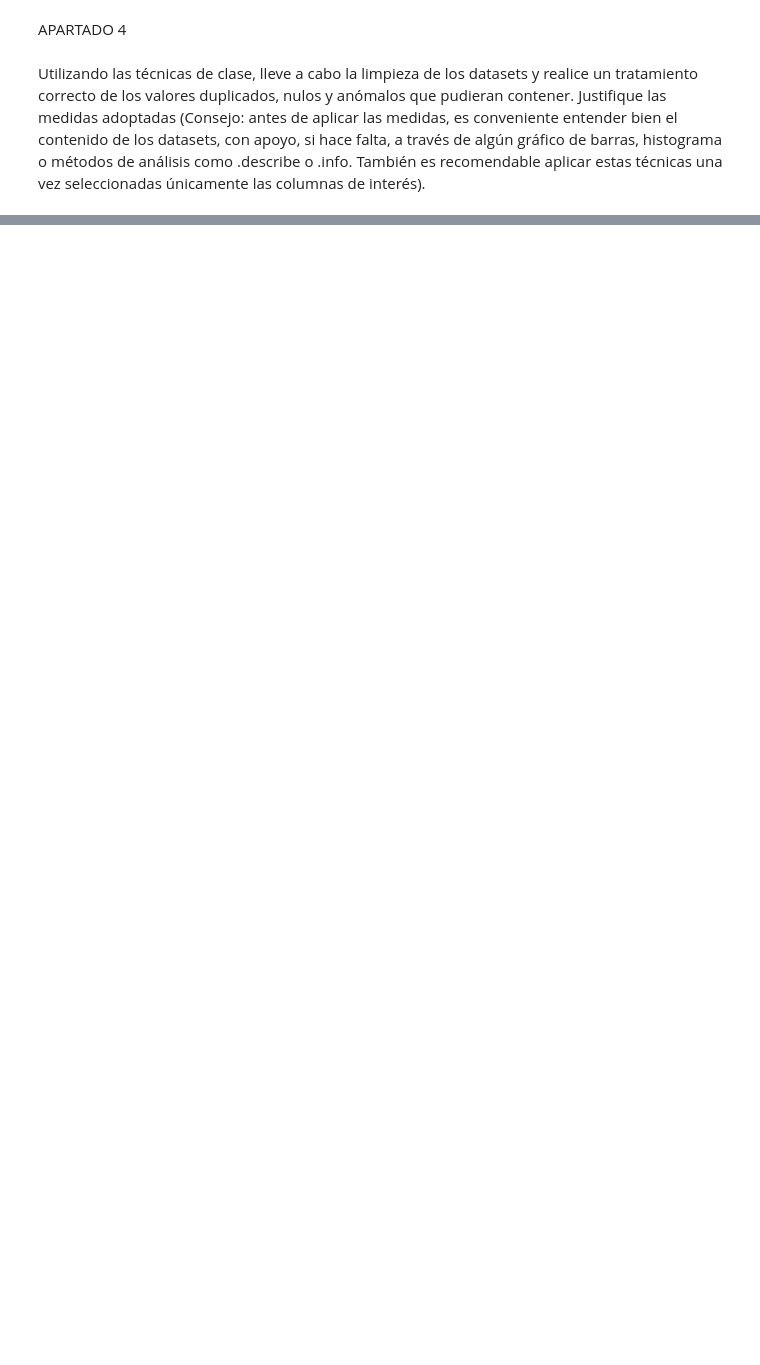
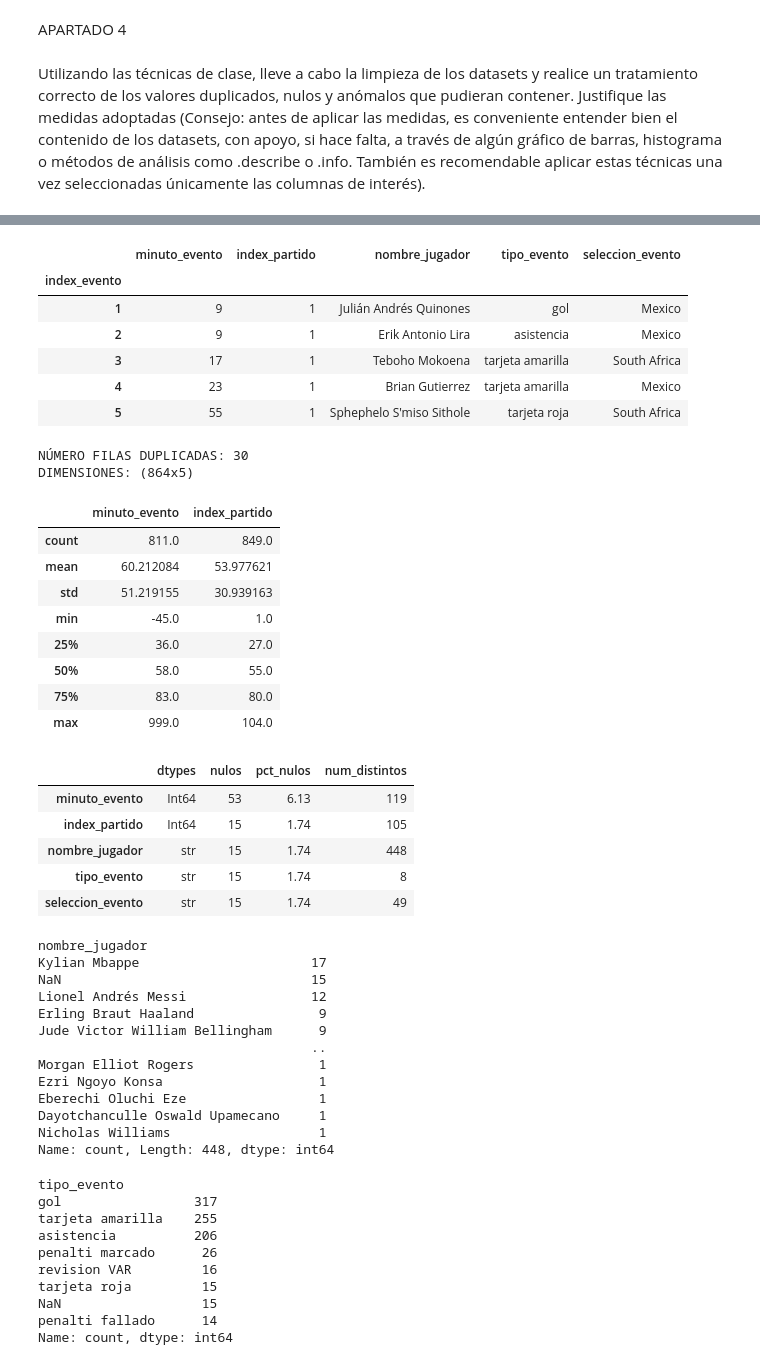
Before and after one commit to gonzalotorrentebelio/World-Cup-Spain, a Jupyter notebook: bloque1.ipynb, the cells around one changed output, grey strips where cells are left out. Cells and saved outputs as stored; diff of their text form; code cells hidden in the pictures; blank space fills up the shorter version.

```diff
--- a/bloque1.ipynb
+++ b/bloque1.ipynb
@@ -1011,0 +1212,54 @@ partidos = partidos.replace("usa", "USA")
+# %%
+#EVENTOS
+#Visualizamos datos
+display(resumen(eventos))
+for i in eventos.select_dtypes(exclude="number").columns:
+    display(eventos[i].value_counts(dropna=False))
+# %% [output]
+|  | minuto_evento | index_partido | nombre_jugador | tipo_evento | seleccion_evento |
+| index_evento |  |  |  |  |  |
+| 1 | 9 | 1 | Julián Andrés Quinones | gol | Mexico |
+| 2 | 9 | 1 | Erik Antonio Lira | asistencia | Mexico |
+| 3 | 17 | 1 | Teboho Mokoena | tarjeta amarilla | South Africa |
+| 4 | 23 | 1 | Brian Gutierrez | tarjeta amarilla | Mexico |
+| 5 | 55 | 1 | Sphephelo S'miso Sithole | tarjeta roja | South Africa |
+NÚMERO FILAS DUPLICADAS: 30
+DIMENSIONES: (864x5)
+|  | minuto_evento | index_partido |
+| count | 811.0 | 849.0 |
+| mean | 60.212084 | 53.977621 |
+| std | 51.219155 | 30.939163 |
+| min | -45.0 | 1.0 |
+| 25% | 36.0 | 27.0 |
+| 50% | 58.0 | 55.0 |
+| 75% | 83.0 | 80.0 |
+| max | 999.0 | 104.0 |
+|  | dtypes | nulos | pct_nulos | num_distintos |
+| minuto_evento | Int64 | 53 | 6.13 | 119 |
+| index_partido | Int64 | 15 | 1.74 | 105 |
+| nombre_jugador | str | 15 | 1.74 | 448 |
+| tipo_evento | str | 15 | 1.74 | 8 |
+| seleccion_evento | str | 15 | 1.74 | 49 |
+nombre_jugador
+Kylian Mbappe                      17
+NaN                                15
+Lionel Andrés Messi                12
+Erling Braut Haaland                9
+Jude Victor William Bellingham      9
+                                   ..
+Morgan Elliot Rogers                1
+Ezri Ngoyo Konsa                    1
+Eberechi Oluchi Eze                 1
+Dayotchanculle Oswald Upamecano     1
+Nicholas Williams                   1
+Name: count, Length: 448, dtype: int64
+tipo_evento
+gol                 317
+tarjeta amarilla    255
+asistencia          206
+penalti marcado      26
+revision VAR         16
+tarjeta roja         15
+NaN                  15
+penalti fallado      14
+Name: count, dtype: int64
```
Also changed, not shown: parts of 11 cells of this notebook, 3 other files.
